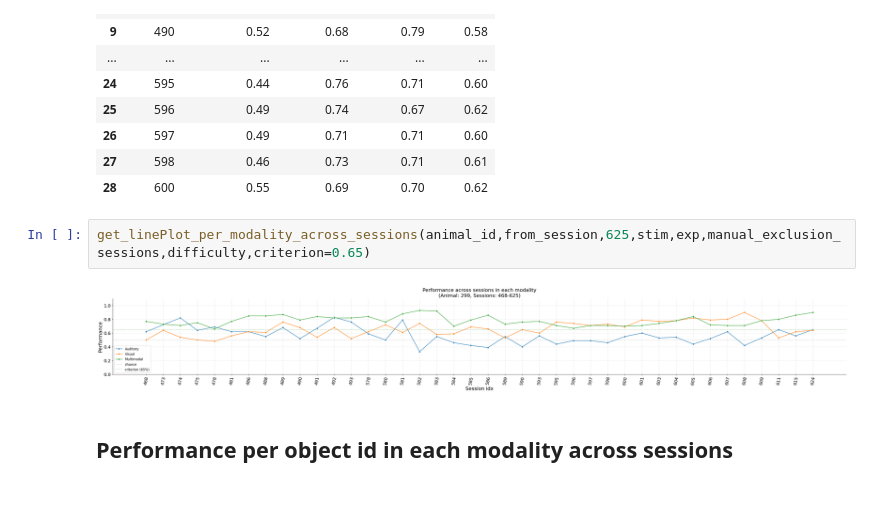
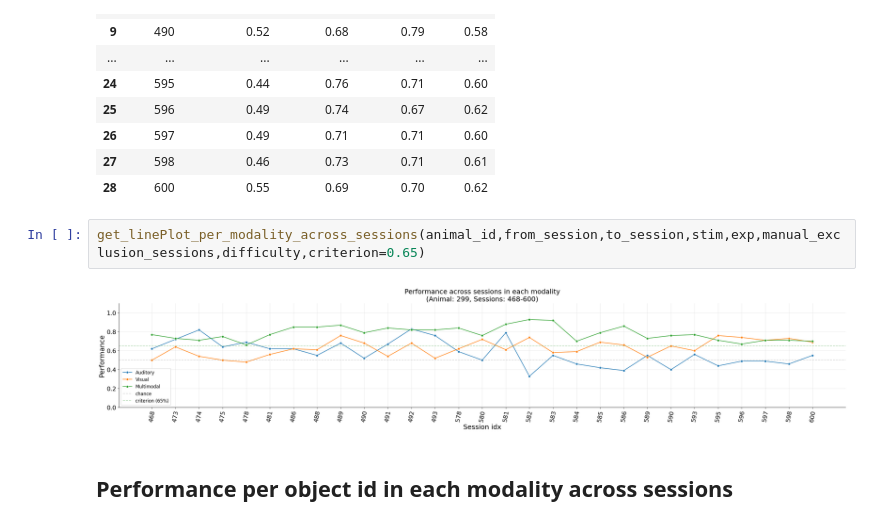
Before and after one commit to GratsakisA/multimodal_analysis, a Jupyter notebook: multimodal_analysis.ipynb, the cells around one changed output. Saved outputs shown, nothing was run; the diff lists cells and outputs as text; blank space fills up the shorter version.

Commit message:
fix: use to_session in modality line plot call

```diff
--- a/multimodal_analysis.ipynb
+++ b/multimodal_analysis.ipynb
@@ -111,9 +111,9 @@ Skipped sessions (missing one or more modalities): [469, 470, 471, 480, 484, 494
 | 27 | 598 | 0.46 | 0.73 | 0.71 | 0.61 |
 | 28 | 600 | 0.55 | 0.69 | 0.70 | 0.62 |
 # %%
-get_linePlot_per_modality_across_sessions(animal_id,from_session,625,stim,exp,manual_exclusion_sessions,difficulty,criterion=0.65)
+get_linePlot_per_modality_across_sessions(animal_id,from_session,to_session,stim,exp,manual_exclusion_sessions,difficulty,criterion=0.65)
 # %% [output]
-[figure, old version]
+[figure, new version]
 # %% [markdown]
 ## Performance per object id in each modality across sessions
 # %%
```
